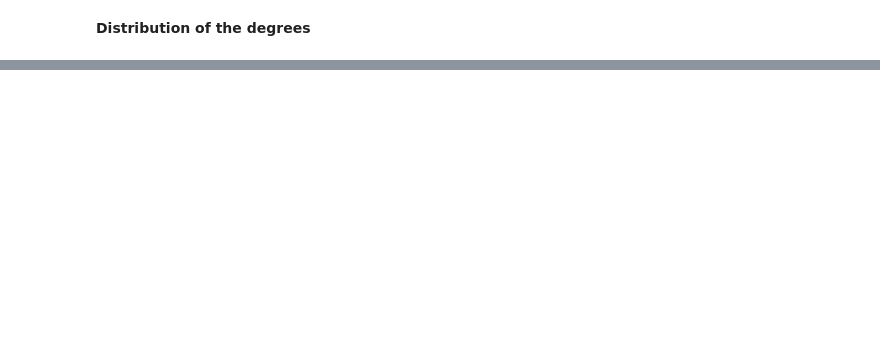
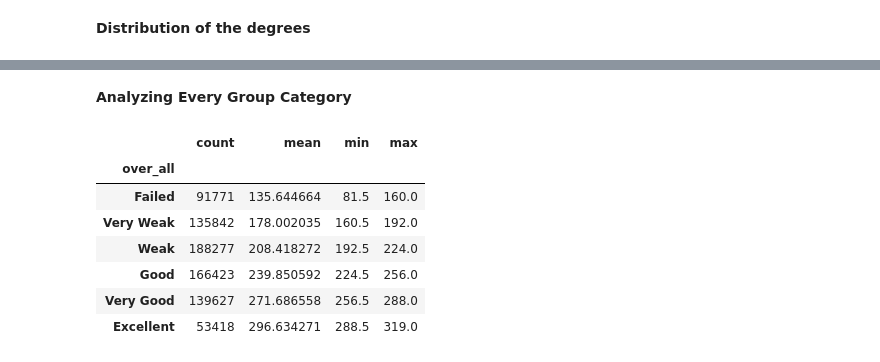
Before and after one commit to Ahmed-level0/Thanawya_2025_Analysis, a Jupyter notebook: analysis.ipynb, the cells around one changed output, grey strips where cells are left out. Cells and saved outputs as stored; diff of their text form; code cells hidden in the pictures; blank space fills up the shorter version.

```diff
--- a/analysis.ipynb
+++ b/analysis.ipynb
@@ -104,0 +88,14 @@ plt.show()
+# %% [markdown]
+**Analyzing Every Group Category**
+# %%
+cats = newThanawya.groupby('over_all')['total_degree'].agg(["count", "mean", "min", "max"])
+cats
+# %% [output]
+|  | count | mean | min | max |
+| over_all |  |  |  |  |
+| Failed | 91771 | 135.644664 | 81.5 | 160.0 |
+| Very Weak | 135842 | 178.002035 | 160.5 | 192.0 |
+| Weak | 188277 | 208.418272 | 192.5 | 224.0 |
+| Good | 166423 | 239.850592 | 224.5 | 256.0 |
+| Very Good | 139627 | 271.686558 | 256.5 | 288.0 |
+| Excellent | 53418 | 296.634271 | 288.5 | 319.0 |
```
Also changed, not shown: parts of 7 cells of this notebook.
